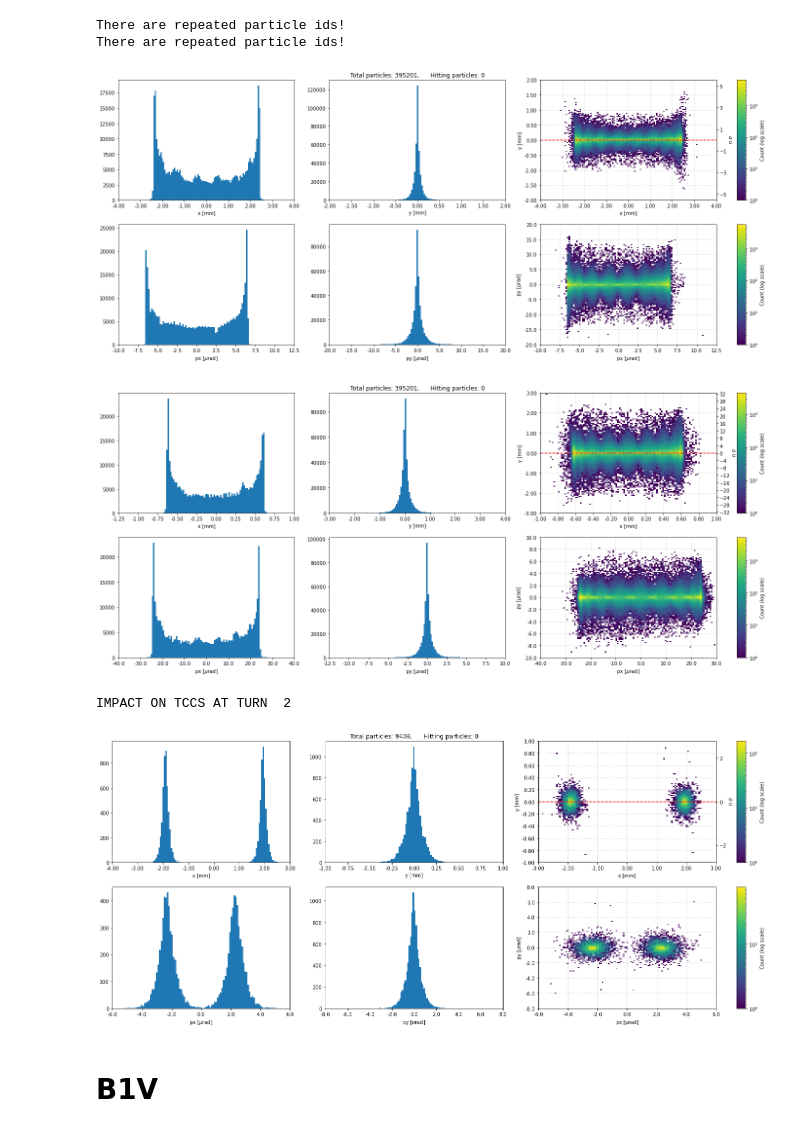
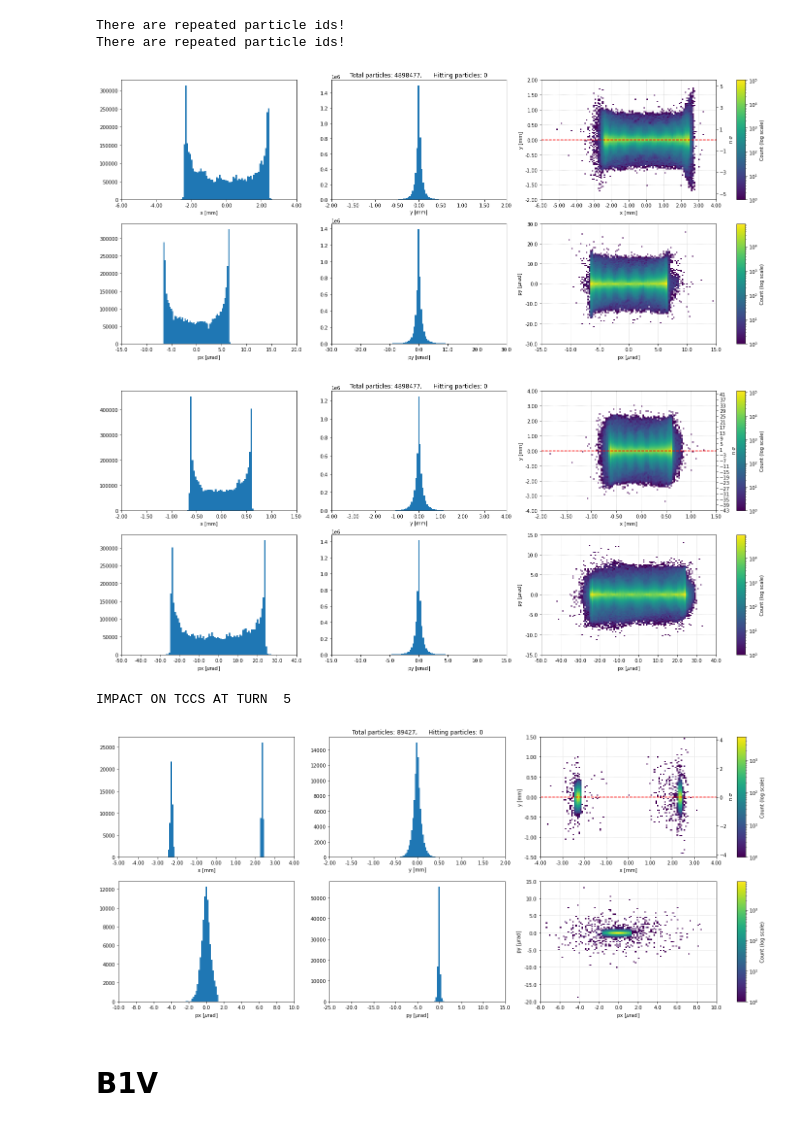
Before and after one commit to chiaramaccani/two_cryst_sim, a Jupyter notebook: GR_sim/GR_ana.ipynb, the cells around one changed output. Saved outputs shown, nothing was run; the diff lists cells and outputs as text; code cells hidden in the pictures.

```diff
--- a/GR_sim/GR_ana.ipynb
+++ b/GR_sim/GR_ana.ipynb
@@ -923,27 +932,31 @@ IMPACT ON TCCS AT TURN  3
 # %% [markdown]
 # B2 H
+# %%
+B2H = 'GR_TEST_B2H___20240503-1422'
 # %%
 MAX_BETA_B2H = TargetAnalysis(n_sigma=0, length=0, xdim=0.0,  ydim=0.02, sigma=0.00035866775213267105, jaw_L=0) #0.00042438140744837586
 MIN_BETA_B2H = TargetAnalysis(n_sigma=0, length=0, ydim=0.0, xdim=0.02, sigma=9.238501959918204e-05, jaw_L=0) #0.00010931142934239653
 # %%
-MAX_BETA_B2H.load_particles('', df_key = 'MAX_BETA', Condor=False, file_name='particles_B2H.h5', default_path = "./Outputdata/")
-MIN_BETA_B2H.load_particles('', df_key = 'MIN_BETA', Condor=False, file_name='particles_B2H.h5', default_path = "./Outputdata/")
+#MAX_BETA_B2H.load_particles('', df_key = 'MAX_BETA', Condor=False, file_name='particles_B2H.h5', default_path = "./Outputdata/")
+#MIN_BETA_B2H.load_particles('', df_key = 'MIN_BETA', Condor=False, file_name='particles_B2H.h5', default_path = "./Outputdata/")
+MAX_BETA_B2H.load_particles(B2H, df_key = 'MAX_BETA')
+MIN_BETA_B2H.load_particles(B2H, df_key = 'MIN_BETA')
 # %% [output]
 There are repeated particle ids!
 There are repeated particle ids!
 # %%
 MAX_BETA_B2H.compute_impact_particles(lines= False)
 # %% [output]
-[figure, old version]
+[figure, new version]
 # %%
 MIN_BETA_B2H.compute_impact_particles(lines= False)
 # %% [output]
-[figure, old version]
+[figure, new version]
 # %%
-plot_at_turn_simple(MAX_BETA_B2H,  2)
+plot_at_turn_simple(MAX_BETA_B2H,  5)
 # %% [output]
-IMPACT ON TCCS AT TURN  2
+IMPACT ON TCCS AT TURN  5
-[figure, old version]
+[figure, new version]
 # %% [markdown]
 # B1V
 # %% [markdown]
```
Also changed, not shown: parts of 12 cells of this notebook, 14 other files.
